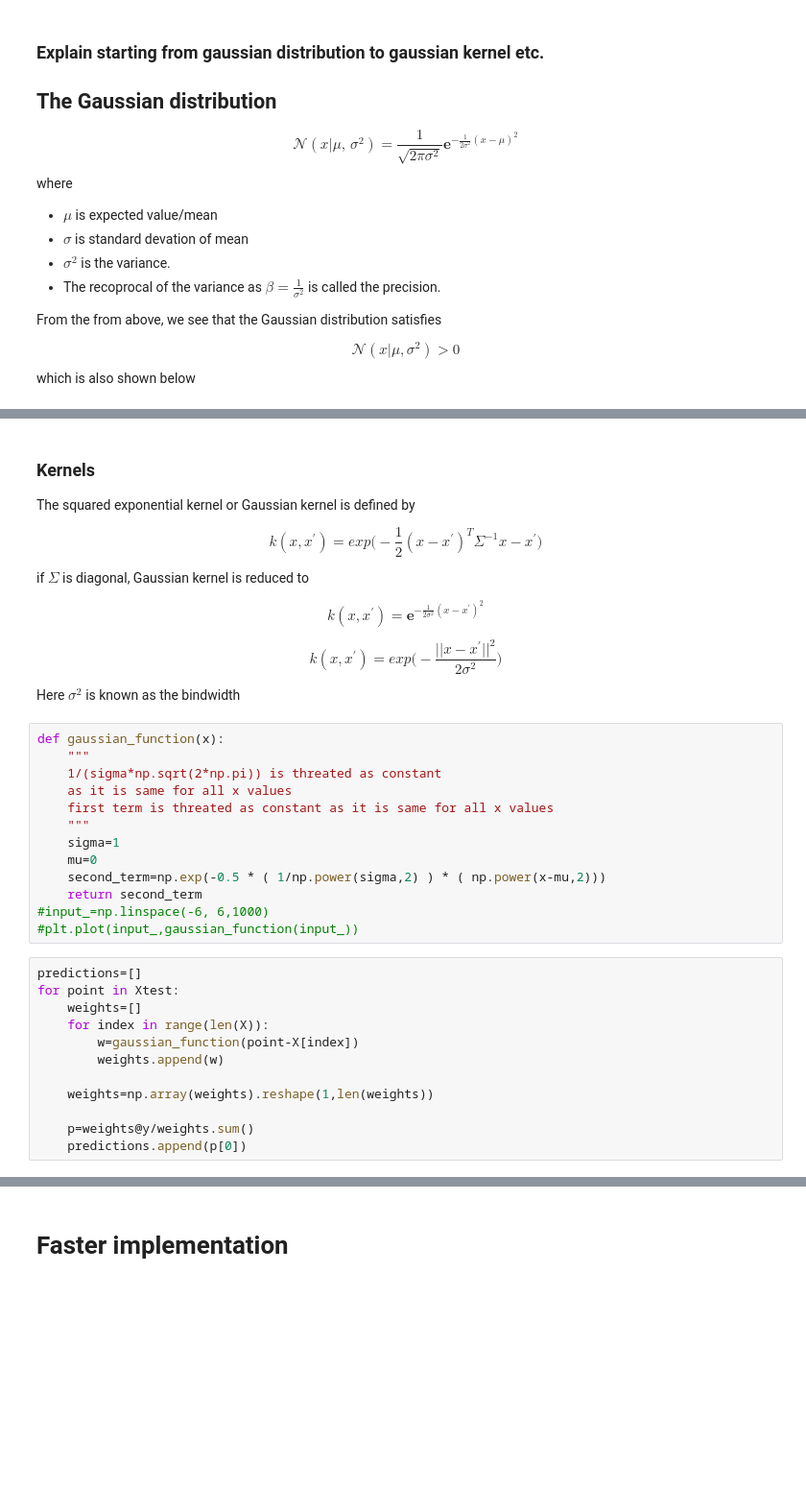
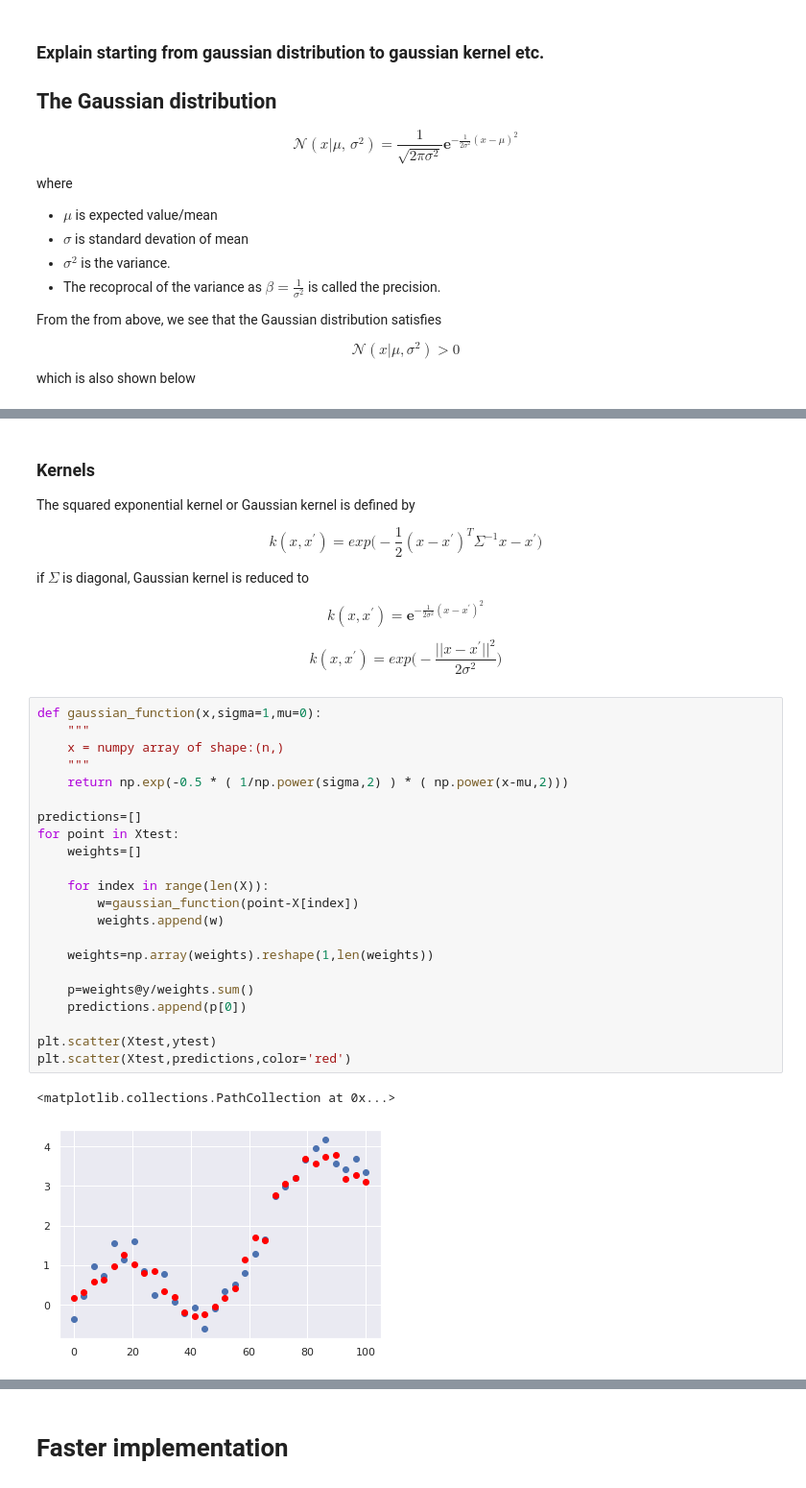
Before and after one commit to Demirrr/Fundamentals, a Jupyter notebook: Kernels/Understanding_Kernel_Machines.ipynb, the cells around one changed output, grey strips where cells are left out. Shown at 96% size. Cells and saved outputs as stored; diff of their text form; blank space fills up the shorter version.

```diff
--- a/Kernels/Understanding_Kernel_Machines.ipynb
+++ b/Kernels/Understanding_Kernel_Machines.ipynb
@@ -127,30 +127,28 @@ $$ k(x,x^{'}) =  \mathbf{e}^{-\frac{1}{2\sigma^2}(x-x^{'})^2}$$
 
 
 $$ k(x,x^{'}) =  exp\bigg( -\frac{|| x-x^{'}||^2}{2\sigma^2} \bigg)   $$
-
-Here $\sigma^2$ is known as the bindwidth
-# %%
-def gaussian_function(x):
-    """
-    1/(sigma*np.sqrt(2*np.pi)) is threated as constant
-    as it is same for all x values
-    first term is threated as constant as it is same for all x values
-    """
-    sigma=1
-    mu=0
-    second_term=np.exp(-0.5 * ( 1/np.power(sigma,2) ) * ( np.power(x-mu,2)))
-    return second_term
-#input_=np.linspace(-6, 6,1000)
-#plt.plot(input_,gaussian_function(input_))
 # %%
+def gaussian_function(x,sigma=1,mu=0):
+    """
+    x = numpy array of shape:(n,)
+    """
+    return np.exp(-0.5 * ( 1/np.power(sigma,2) ) * ( np.power(x-mu,2)))
+
 predictions=[]
 for point in Xtest:
     weights=[]
+
     for index in range(len(X)):
         w=gaussian_function(point-X[index])
         weights.append(w)
 
     weights=np.array(weights).reshape(1,len(weights))
 
     p=weights@y/weights.sum()
     predictions.append(p[0])
+
+plt.scatter(Xtest,ytest)
+plt.scatter(Xtest,predictions,color='red')
+# %% [output]
+<matplotlib.collections.PathCollection at 0x...>
+[figure, added]
```
Also changed, not shown: parts of 4 cells of this notebook, 8 other files.
